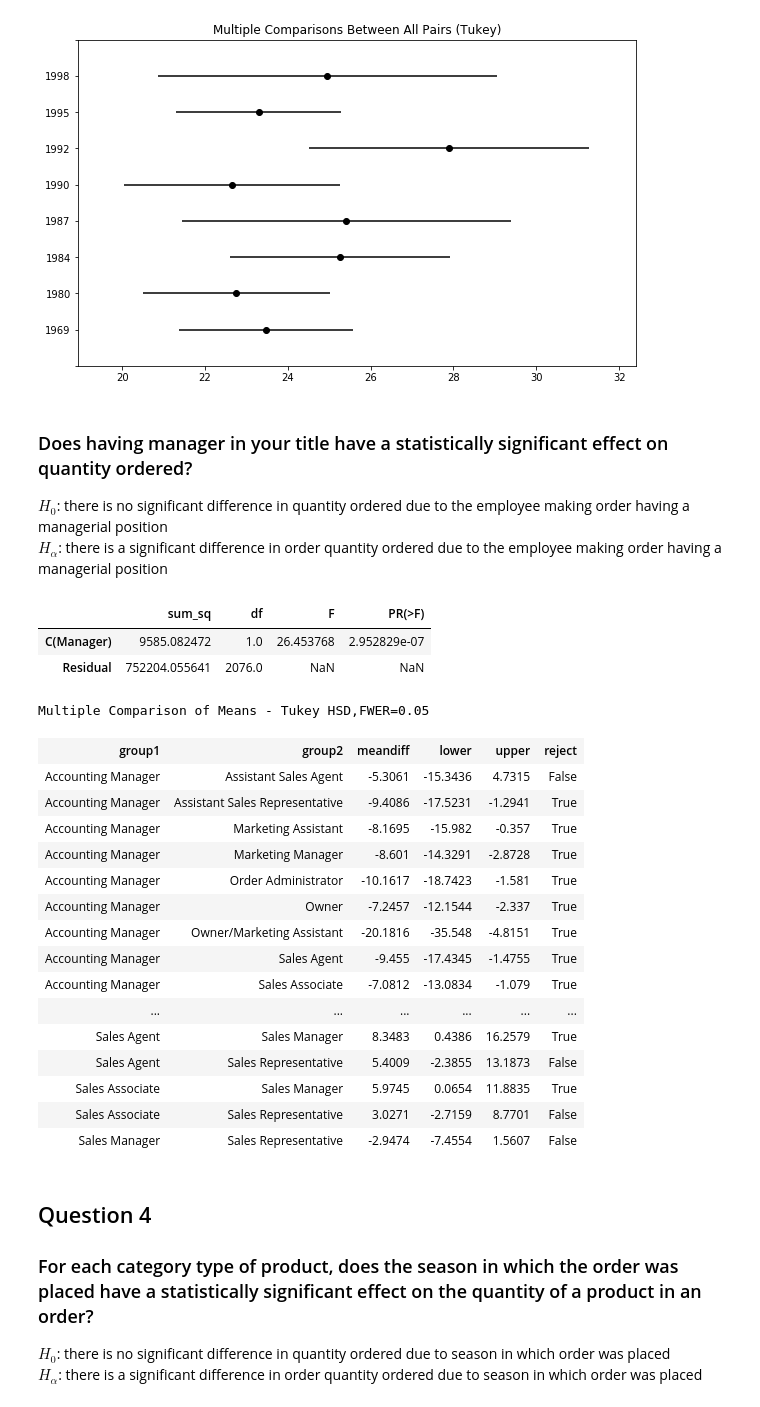
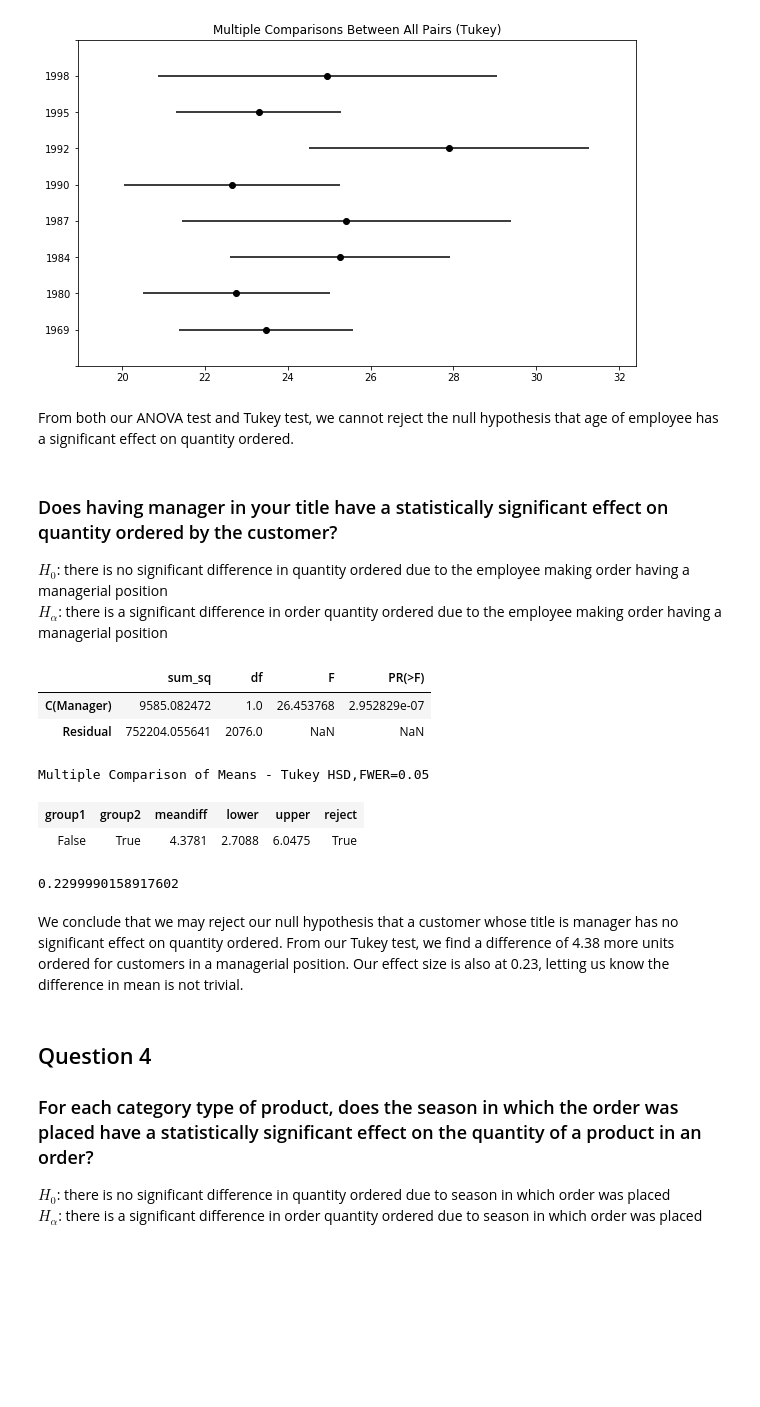
Before and after one commit to ajain1017/dsc-mod-3-project-online-ds-pt-081219, a Jupyter notebook: index.ipynb, the cells around one changed output. Saved outputs shown, nothing was run; the diff lists cells and outputs as text; code cells hidden in the pictures; blank space fills up the shorter version.

```diff
--- a/index.ipynb
+++ b/index.ipynb
@@ -460,3 +575,16 @@ Multiple Comparison of Means - Tukey HSD,FWER=0.05
 | 0.15 | 0.25 | -3.3063 | -10.6523 | 4.0398 | False |
 | 0.2 | 0.25 | -1.2008 | -8.3507 | 5.949 | False |
 [figure]
+# %%
+#new dataframes where Discount is specific value
+q20 = q2.loc[q2['Discount'] == 0]
+q25 = q2.loc[q2['Discount'] == 0.05]
+q215 = q2.loc[q2['Discount'] == 0.15]
+q220 = q2.loc[q2['Discount'] == 0.20]
+#for loop dropping all rows where Country isn't USA
+for x in [q20, q25, q215, q220]:
+    x = x.loc[x['Country'] != 'UK']
+    x = x.reset_index(drop=True)
+#for loop running cohen's d function
+for x in [q25, q215, q220]:
+    print(cohens_d(q20['Quantity'], x['Quantity']))
@@ -629,15 +798,17 @@ $H_\alpha$: there is a significant difference in total sum of orders processed d
 # %%
+#for loop looping through Title column and creating new boolean column
 for idx, x in enumerate(q3.Title):
-    if 'Manager' in x:
-        q3.loc[idx, 'Manager'] = True
+    if 'Manager' in x or 'President' in x:
+        q3.loc[idx, 'Management'] = True
     else:
-        q3.loc[idx, 'Manager'] = False
-
-f = 'Count ~ C(Manager)'
+        q3.loc[idx, 'Management'] = False
+#one-way ANOVA test
+f = 'Count ~ C(Management)'
 lm = ols(f, q3).fit()
 table = sm.stats.anova_lm(lm, typ=2)
 display(table)
-tukey_results = pairwise_tukeyhsd(q3['Count'], q3['Manager'])
+#pairwise tukey test
+tukey_results = pairwise_tukeyhsd(q3['Count'], q3['Management'])
 display(tukey_results.summary())
 # %% [output]
 |  | sum_sq | df | F | PR(>F) |
@@ -700,45 +877,45 @@ Multiple Comparison of Means - Tukey HSD,FWER=0.05
 | 1992 | 1998 | -2.9467 | -10.291 | 4.3975 | False |
 | 1995 | 1998 | 1.6579 | -4.554 | 7.8698 | False |
 [figure]
+# %% [markdown]
+From both our ANOVA test and Tukey test, we cannot reject the null hypothesis that age of employee has a significant effect on quantity ordered.
 # %% [markdown]
-### Does having manager in your title have a statistically significant effect on quantity ordered?
+### Does having manager in your title have a statistically significant effect on quantity ordered by the customer?
 
 $H_0$: there is no significant difference in quantity ordered due to the employee making order having a managerial position
 $H_\alpha$: there is a significant difference in order quantity ordered due to the employee making order having a managerial position
 # %%
+#for loop looping through ContactTitle column and creating new boolean column
 for idx, x in enumerate(q3.ContactTitle):
     if 'Manager' in x:
         q3.loc[idx, 'Manager'] = True
     else:
         q3.loc[idx, 'Manager'] = False
-
+#one-way ANOVA test
 f = 'Quantity ~ C(Manager)'
 lm = ols(f, q3).fit()
 table = sm.stats.anova_lm(lm, typ=2)
 display(table)
-tukey_results = pairwise_tukeyhsd(q3['Quantity'], q3['ContactTitle'])
+#pairwise tukey test
+tukey_results = pairwise_tukeyhsd(q3['Quantity'], q3['Manager'])
 display(tukey_results.summary())
 # %% [output]
 |  | sum_sq | df | F | PR(>F) |
 | C(Manager) | 9585.082472 | 1.0 | 26.453768 | 2.952829e-07 |
 | Residual | 752204.055641 | 2076.0 | NaN | NaN |
 Multiple Comparison of Means - Tukey HSD,FWER=0.05
 | group1 | group2 | meandiff | lower | upper | reject |
-| Accounting Manager | Assistant Sales Agent | -5.3061 | -15.3436 | 4.7315 | False |
-| Accounting Manager | Assistant Sales Representative | -9.4086 | -17.5231 | -1.2941 | True |
-| Accounting Manager | Marketing Assistant | -8.1695 | -15.982 | -0.357 | True |
-| Accounting Manager | Marketing Manager | -8.601 | -14.3291 | -2.8728 | True |
-| Accounting Manager | Order Administrator | -10.1617 | -18.7423 | -1.581 | True |
-| Accounting Manager | Owner | -7.2457 | -12.1544 | -2.337 | True |
-| Accounting Manager | Owner/Marketing Assistant | -20.1816 | -35.548 | -4.8151 | True |
-| Accounting Manager | Sales Agent | -9.455 | -17.4345 | -1.4755 | True |
-| Accounting Manager | Sales Associate | -7.0812 | -13.0834 | -1.079 | True |
-| ... | ... | ... | ... | ... | ... |
-| Sales Agent | Sales Manager | 8.3483 | 0.4386 | 16.2579 | True |
-| Sales Agent | Sales Representative | 5.4009 | -2.3855 | 13.1873 | False |
-| Sales Associate | Sales Manager | 5.9745 | 0.0654 | 11.8835 | True |
-| Sales Associate | Sales Representative | 3.0271 | -2.7159 | 8.7701 | False |
-| Sales Manager | Sales Representative | -2.9474 | -7.4554 | 1.5607 | False |
+| False | True | 4.3781 | 2.7088 | 6.0475 | True |
+# %%
+#new dataframes where Manager is specific value
+q3man = q3.loc[q3['Manager'] == True]
+q3noman = q3.loc[q3['Manager'] == False]
+#run cohen's d function
+print(cohens_d(q3man['Quantity'], q3noman['Quantity']))
+# %% [output]
+0.2299990158917602
+# %% [markdown]
+We conclude that we may reject our null hypothesis that a customer whose title is manager has no significant effect on quantity ordered. From our Tukey test, we find a difference of 4.38 more units ordered for customers in a managerial position. Our effect size is also at 0.23, letting us know the difference in mean is not trivial.
 # %% [markdown]
 ## Question 4
 ### For each category type of product, does the season in which the order was placed have a statistically significant effect on the quantity of a product in an order?
```
Also changed, not shown: parts of 86 cells of this notebook, 12 other files.
